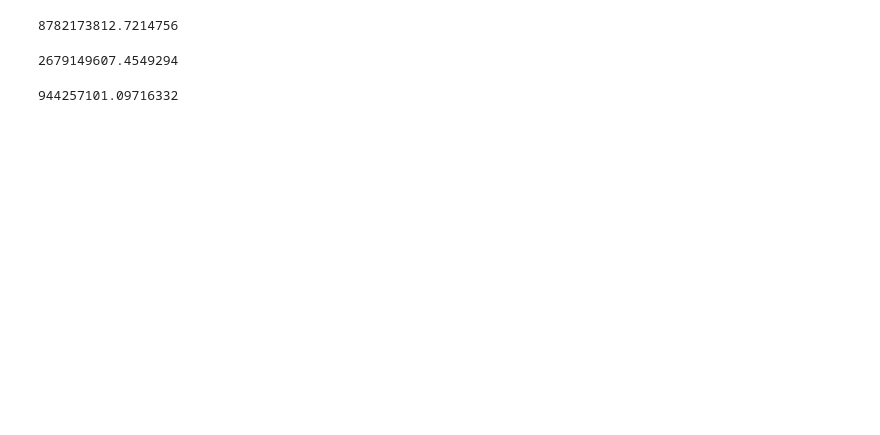
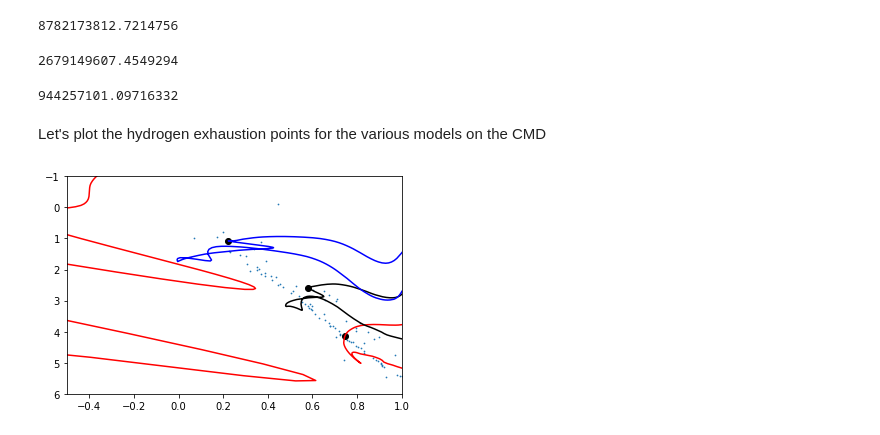
Before and after one commit to UBC-Astrophysics/globular_cluster_lab, a Jupyter notebook: Globular Cluster Lab.ipynb, the cells around one changed output. Cells and saved outputs as stored; diff of their text form; code cells hidden in the pictures; blank space fills up the shorter version.

```diff
--- a/Globular Cluster Lab.ipynb
+++ b/Globular Cluster Lab.ipynb
@@ -133,3 +145,21 @@ ff=data2['star_age'][data2['center_h1']<1e-3]
 ff[0]
 # %% [output]
 944257101.09716332
+# %% [markdown]
+Let's plot the hydrogen exhaustion points for the various models on the CMD
+# %%
+plt.scatter(dataHy['GBr_GRr'],dataHy['G'],s=0.5)
+plt.plot(pdata['GAIA_GAIA2rGbp']-pdata['GAIA_GAIA2rGrp'],pdata['GAIA_GAIA2rG'],c='r')
+plt.scatter((pdata['GAIA_GAIA2rGbp'][data1['center_h1']<1e-3]-pdata['GAIA_GAIA2rGrp'][data1['center_h1']<1e-3])[0],
+            pdata['GAIA_GAIA2rG'][data1['center_h1']<1e-3][0],c='k')
+plt.plot(pdata14['GAIA_GAIA2rGbp']-pdata14['GAIA_GAIA2rGrp'],pdata14['GAIA_GAIA2rG'],c='k')
+plt.scatter((pdata14['GAIA_GAIA2rGbp'][data14['center_h1']<1e-3]-pdata14['GAIA_GAIA2rGrp'][data14['center_h1']<1e-3])[0],
+            pdata14['GAIA_GAIA2rG'][data14['center_h1']<1e-3][0],c='k')
+plt.plot(pdata2['GAIA_GAIA2rGbp']-pdata2['GAIA_GAIA2rGrp'],pdata2['GAIA_GAIA2rG'],c='b')
+plt.scatter((pdata2['GAIA_GAIA2rGbp'][data2['center_h1']<1e-3]-pdata2['GAIA_GAIA2rGrp'][data2['center_h1']<1e-3])[0],
+            pdata2['GAIA_GAIA2rG'][data2['center_h1']<1e-3][0],c='k')
+plt.xlim(-0.5,1)
+plt.ylim(6,-1)
+plt.show()
+# %% [output]
+[figure, added]
```
Also changed, not shown: parts of 7 cells of this notebook.
